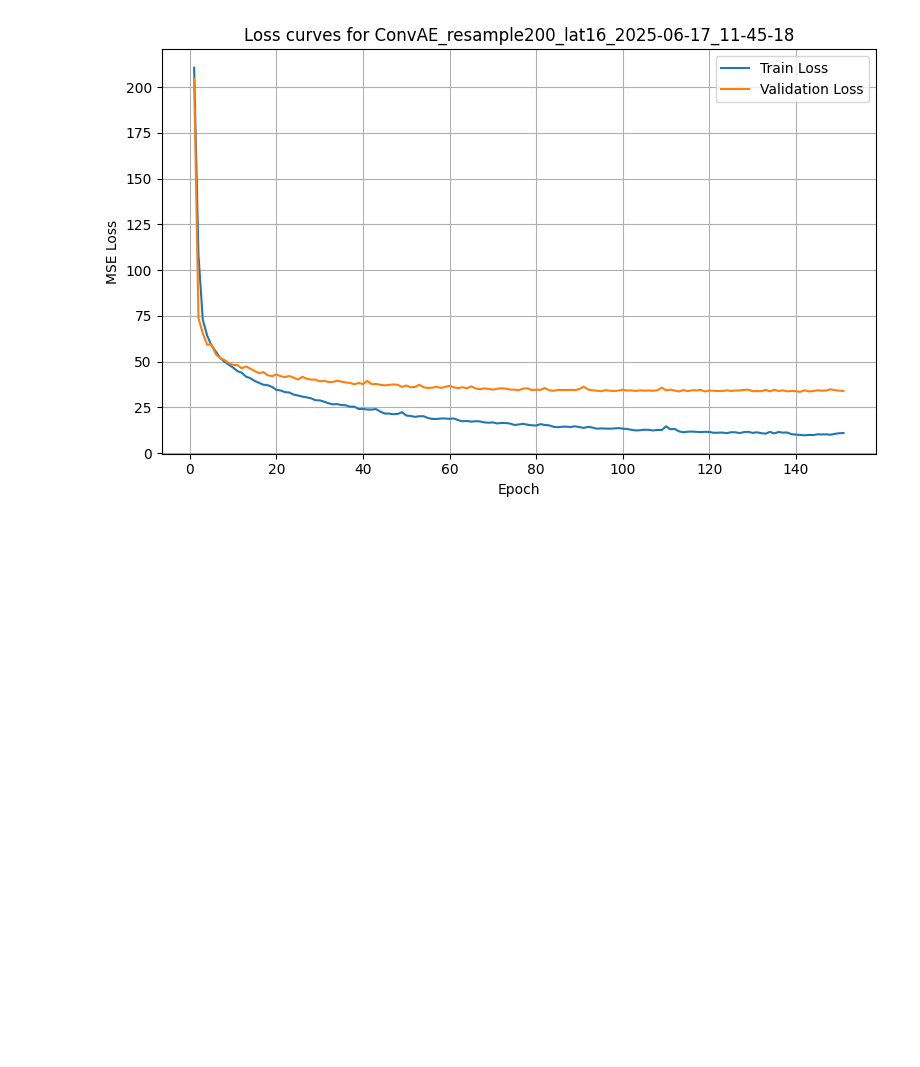
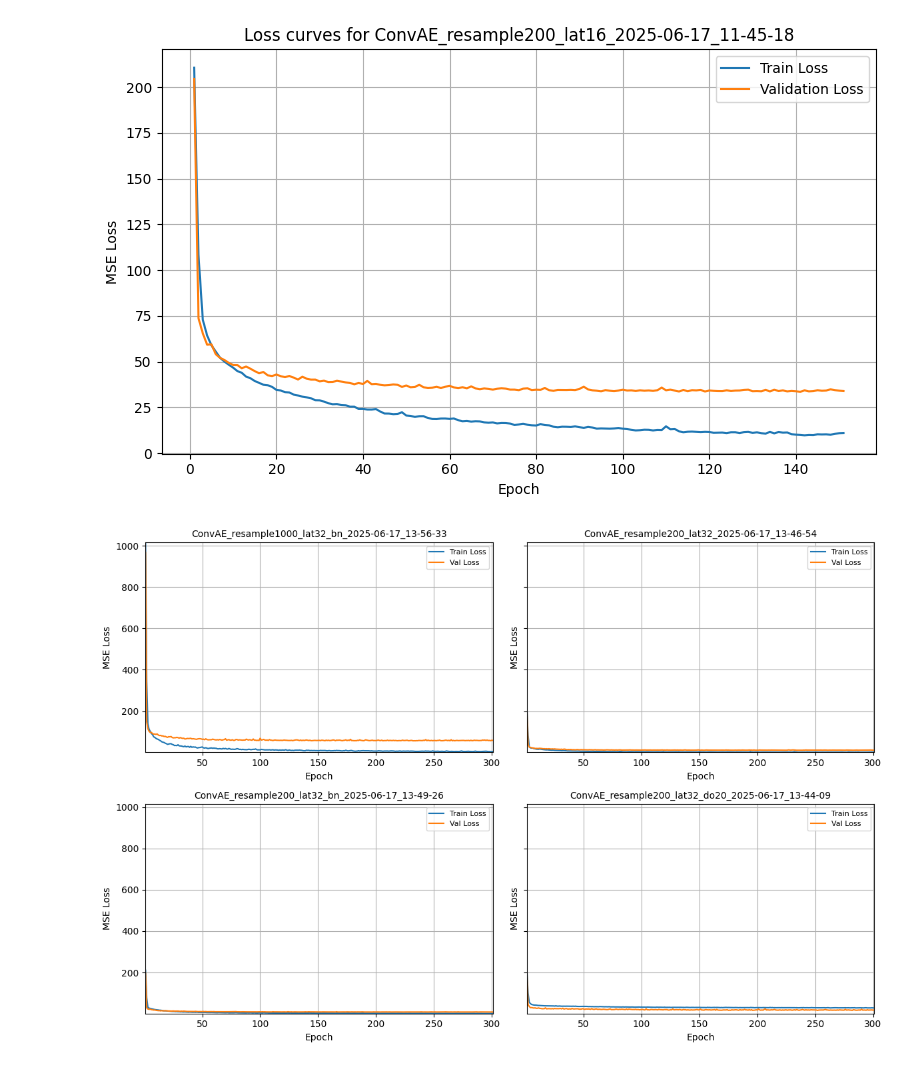
Before and after one commit to jm-wltr/deep-learning-wall-tomography, a Jupyter notebook: notebooks/convae16.ipynb, the cells around one changed output. Saved outputs shown, nothing was run; the diff lists cells and outputs as text; code cells hidden in the pictures; blank space fills up the shorter version.

Commit message:
Added files from working in the other computer

```diff
--- a/notebooks/convae16.ipynb
+++ b/notebooks/convae16.ipynb
@@ -58,3 +58,75 @@ plt.tight_layout()
 plt.show()
 # %% [output]
 [figure]
+# %%
+import torch
+import matplotlib.pyplot as plt
+import sys
+from pathlib import Path
+
+def find_project_root(marker_dir: str = "artifacts") -> Path:
+    start = Path(__file__).resolve() if "__file__" in globals() else Path.cwd().resolve()
+    for parent in (start, *start.parents):
+        if (parent / marker_dir).is_dir():
+            return parent
+    return Path.cwd().resolve()
+
+# 1) Locate project root
+PROJECT_ROOT = find_project_root("artifacts")
+sys.path.insert(0, str(PROJECT_ROOT))
+
+# 2) Define your run names (no “.pt” suffix here)
+run_names = [
+    "ConvAE_resample1000_lat32_bn_2025-06-17_13-56-33",
+    "ConvAE_resample200_lat32_2025-06-17_13-46-54",
+    "ConvAE_resample200_lat32_bn_2025-06-17_13-49-26",
+    "ConvAE_resample200_lat32_do20_2025-06-17_13-44-09",
+]
+
+# 3) Load all histories
+histories = {}
+for name in run_names:
+    ckpt_path = (
+        PROJECT_ROOT
+        / "artifacts"
+        / "autoencoder"
+        / "checkpoints"
+        / f"{name}.pt"
+    )
+    if not ckpt_path.exists():
+        raise FileNotFoundError(f"Checkpoint not found: {ckpt_path}")
+    ckpt = torch.load(ckpt_path, map_location="cpu")
+    h = ckpt.get("history", {})
+    if "train_loss" not in h or "val_loss" not in h:
+        raise KeyError(f"No losses in history for {name}")
+    histories[name] = {
+        "train": h["train_loss"],
+        "val":   h["val_loss"]
+    }
+
+# 4) Compute global y-limits
+all_vals = []
+for h in histories.values():
+    all_vals += h["train"] + h["val"]
+ymin, ymax = min(all_vals), max(all_vals)
+
+# 5) Plot in a 2×2 grid with shared y-axis scale
+fig, axes = plt.subplots(2, 2, figsize=(12, 8), sharey=True)
+axes = axes.flatten()
+
+for ax, (name, h) in zip(axes, histories.items()):
+    epochs = list(range(1, len(h["train"]) + 1))
+    ax.plot(epochs, h["train"], label="Train Loss")
+    ax.plot(epochs, h["val"],   label="Val Loss")
+    ax.set_title(name, fontsize=10)
+    ax.set_xlim(1, max(len(h["train"]), len(h["val"])))
+    ax.set_ylim(ymin, ymax)
+    ax.set_xlabel("Epoch")
+    ax.set_ylabel("MSE Loss")
+    ax.grid(True)
+    ax.legend(fontsize=8)
+
+plt.tight_layout()
+plt.show()
+# %% [output]
+[figure, added]
```
Also changed, not shown: parts of 4 cells of this notebook, 8 other files.
